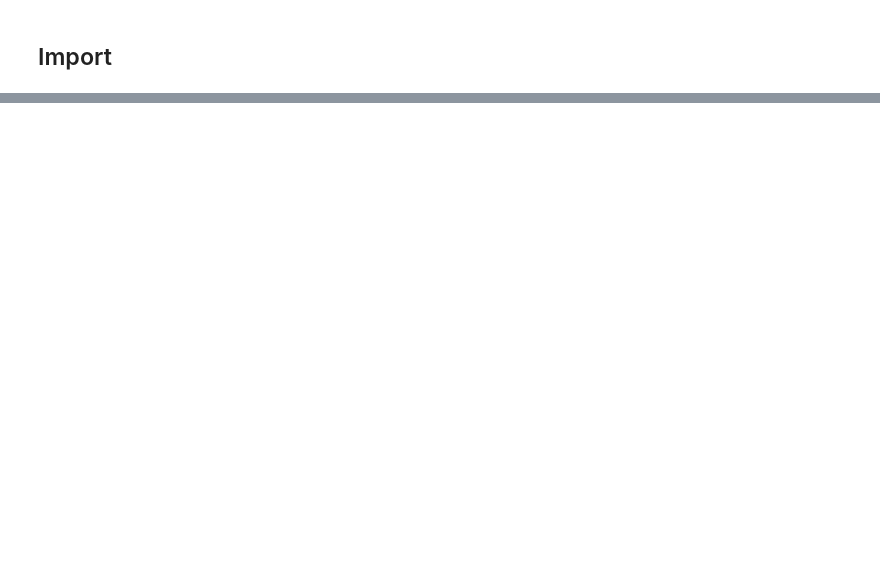
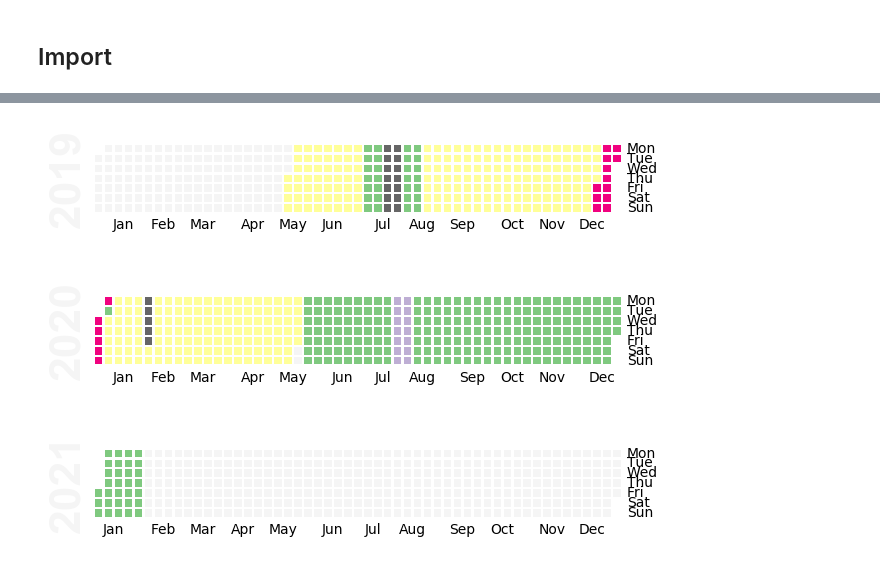
Before and after one commit to filipclaesson/par_sala_calc, a Jupyter notebook: calculate_salaries.ipynb, the cells around one changed output, grey strips where cells are left out. Drawn from its saved outputs; the diff is of its cells as text; code cells hidden in the pictures; blank space fills up the shorter version.

```diff
--- a/calculate_salaries.ipynb
+++ b/calculate_salaries.ipynb
@@ -210,0 +190,19 @@ NameError: name 'plt' is not defined
+# %%
+def cal_printer(x):
+    if (x['double_day']>0):
+        return -1
+    elif (x['multi_j']>0):
+        return 0
+    elif (x['multi_f']>0):
+        return 1
+    elif (x['vacation_j']>0):
+        return -0.5
+    elif (x['vacation_f']>0):
+        return 0.5
+data['who_parent'] = data.apply(cal_printer ,axis=1)
+# %%
+events = data['who_parent']
+calmap.calendarplot(events, yearlabels=True, cmap='Accent_r')
+plt.show()
+# %% [output]
+[figure, added]
```
Also changed, not shown: parts of 18 cells of this notebook, 3 other files.
